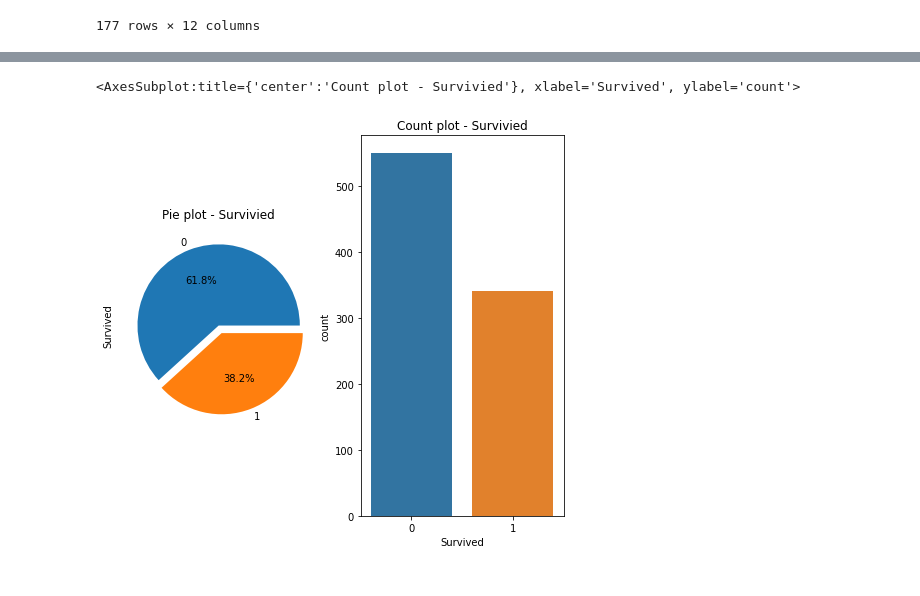
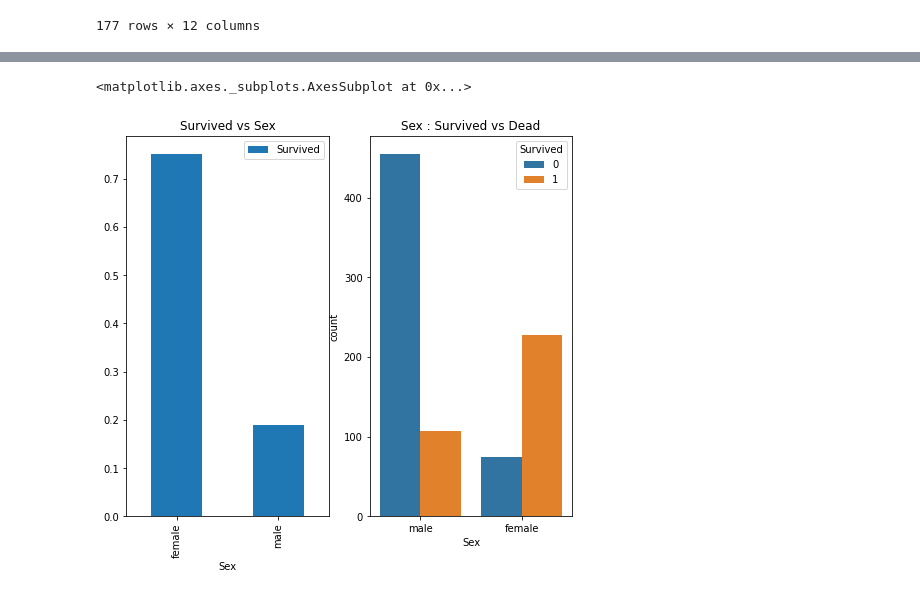
Before and after one commit to seonwoojh/KaggleStruggle, a Jupyter notebook: Titanic.ipynb, the cells around one changed output, grey strips where cells are left out. Cells and saved outputs as stored; diff of their text form; code cells hidden in the pictures.

```diff
--- a/Titanic.ipynb
+++ b/Titanic.ipynb
@@ -124,0 +149,30 @@ max    1309.000000    3.000000   76.000000    8.000000    9.000000  512.329200
+# %%
+# detect_outlier 함수 정의
+
+def detect_outlier(df, n, features):
+  outlier_indices = []
+
+  # iterate over features(columns)
+  for col in features:
+    # 1st quartile (25%)
+    Q1 = np.percentile(df[col], 25)
+    # 3rd quartile (75%)
+    Q3 = np.percentile(df[col], 75)
+    # Interquartile range (IQR)
+    IQR = Q3 - Q1
+
+    # outlier step
+    outlier_step = 1.5 * IQR
+
+    outlier_list_col = df[(df[col] < Q1 - outlier_step) | (df[col] > Q3 + outlier_step)].index
+
+    outlier_indices.extend(outlier_list_col)
+
+
+  outlier_indices = Counter(outlier_indices)
+  multiple_outliers = list( k for k, v in outlier_indices.items() if v > n )
+
+  return multiple_outliers
+
+# 이상치 제거하기
+Outliers_to_drop = detect_outlier(train, 2, ["Age","SibSp","Parch","Fare"])
@@ -125 +201,5 @@ max    1309.000000    3.000000   76.000000    8.000000    9.000000  512.329200
+# %%
+# 이상치 제거
+
+train.drop(Outliers_to_drop, axis=0,inplace=True)
 # %% [markdown]
@@ -129,12 +271,11 @@ max    1309.000000    3.000000   76.000000    8.000000    9.000000  512.329200
 # %%
 f, ax = plt.subplots(1, 2, figsize=(8,7))
 
-train['Survived'].value_counts().plot.pie(explode = [0,0.1], # 파이 간격 조정
-autopct = '%1.1f%%', # 퍼센트 표시
-ax=ax[0], title="Pie plot - Survivied")
+train[['Sex','Survived']].groupby(['Sex']).mean().plot.bar(ax=ax[0],
+                                                           title="Survived vs Sex")
 
-plt.title('Count plot - Survivied')
-sns.countplot(train['Survived'],ax=ax[1])
+plt.title('Sex : Survived vs Dead')
+sns.countplot(data=train, x='Sex',hue='Survived', ax=ax[1])
 # %% [output]
-<AxesSubplot:title={'center':'Count plot - Survivied'}, xlabel='Survived', ylabel='count'>
+<matplotlib.axes._subplots.AxesSubplot at 0x...>
-[figure, old version]
+[figure, new version]
```
Also changed, not shown: parts of 39 cells of this notebook.
